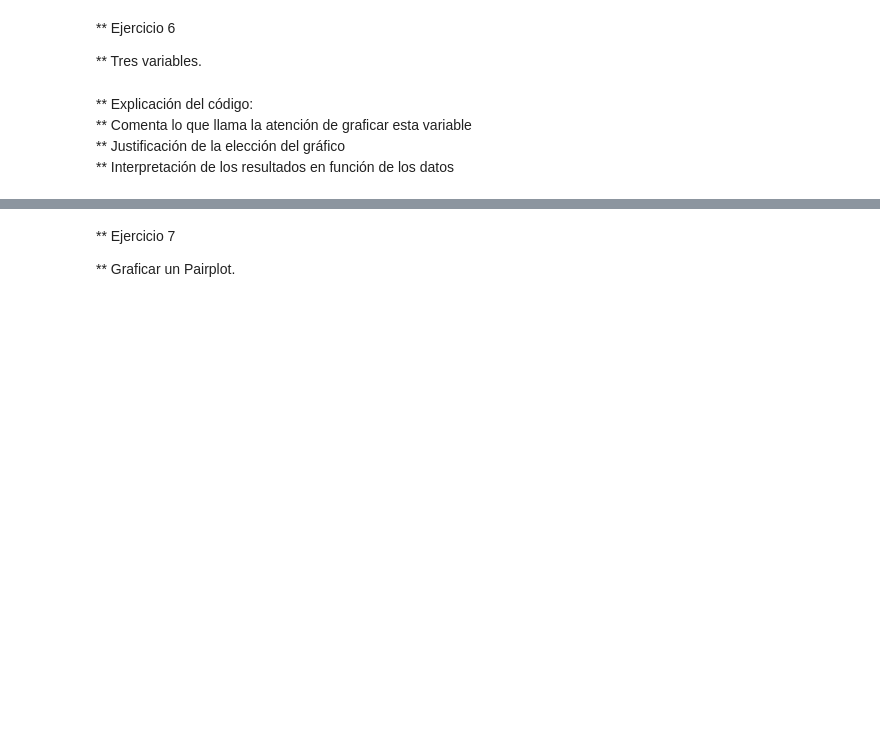
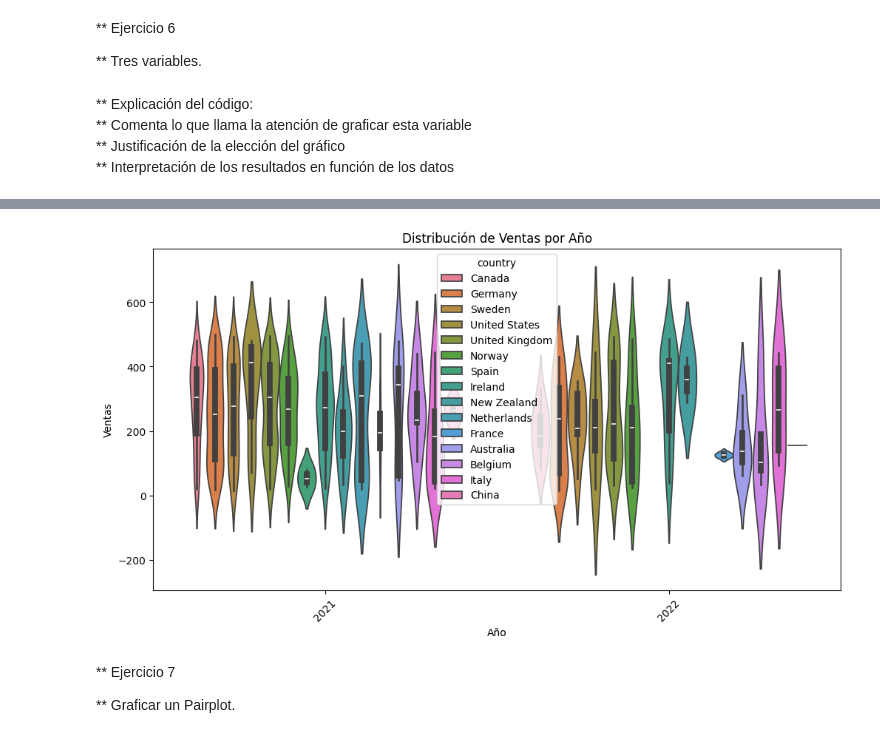
Before and after one commit to MailinV/Sprint_8_MV, a Jupyter notebook: Sprint8_MV.ipynb, the cells around one changed output, grey strips where cells are left out. Saved outputs shown, nothing was run; the diff lists cells and outputs as text; code cells hidden in the pictures; blank space fills up the shorter version.

```diff
--- a/Sprint8_MV.ipynb
+++ b/Sprint8_MV.ipynb
@@ -449,3 +461,24 @@ plt.show()
+# %%
+# Unir transactions con companies
+df_transactions_companies = pd.merge(df_transactions, df_companies, left_on='business_id', right_on='company_id')
+
+# Convertir la columna de timestamp a formato datetime
+df_transactions_companies['timestamp'] = pd.to_datetime(df_transactions_companies['timestamp'])
+
+# Extraer el año
+df_transactions_companies['year'] = df_transactions_companies['timestamp'].dt.year
+
+# Gráfico de violín
+plt.figure(figsize=(12, 6))
+sns.violinplot(data=df_transactions_companies, x='year', y='amount', hue = 'country')
+
+plt.title('Distribución de Ventas por Año')
+plt.xlabel('Año')
+plt.ylabel('Ventas')
+plt.xticks(rotation=45)  # Rotar etiquetas del eje X si hay muchos años
+plt.show()
+# %% [output]
+[figure, added]
 # %% [markdown]
 ** Ejercicio 7 <br>
 
```
Also changed, not shown: parts of 25 cells of this notebook.
